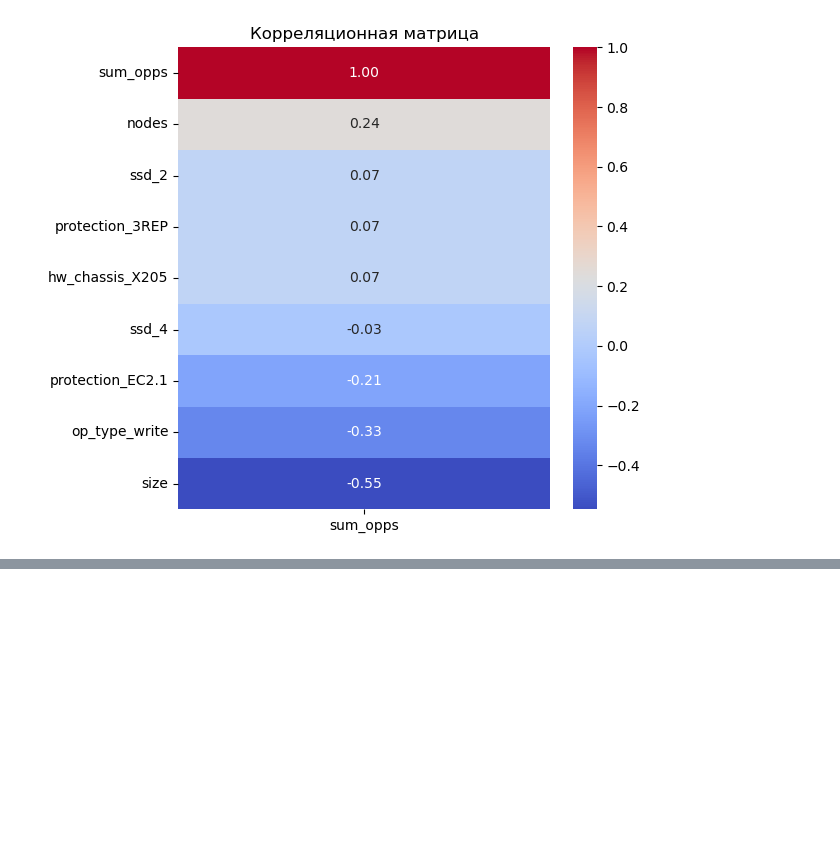
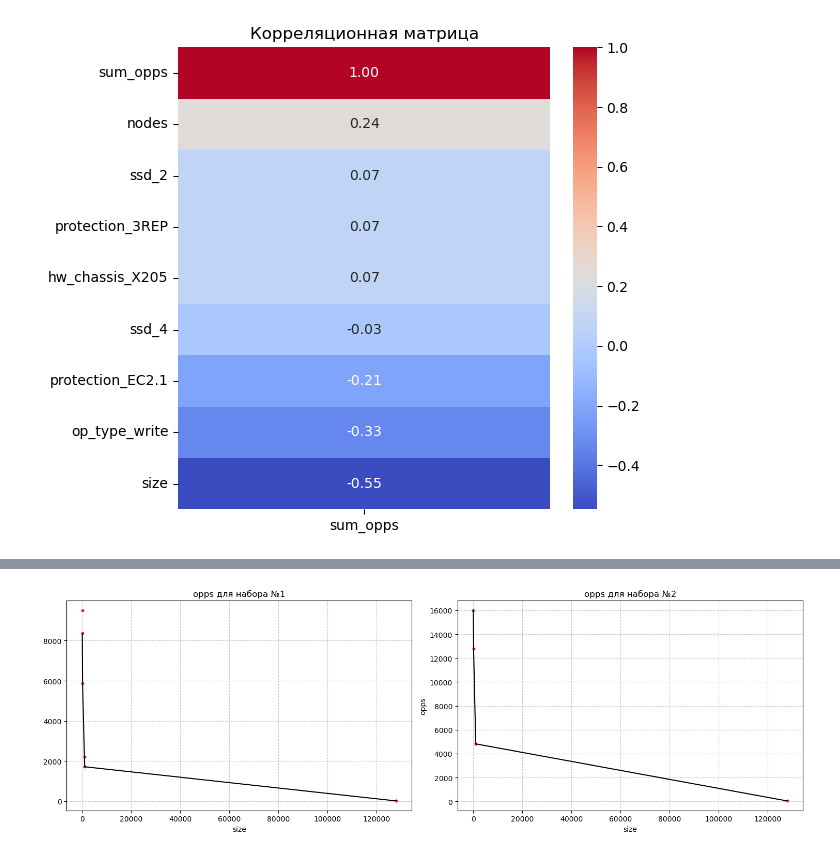
Before and after one commit to Sziringowski/SDS-modelling-demo, a Jupyter notebook: analysis.ipynb, the cells around one changed output, grey strips where cells are left out. Cells and saved outputs as stored; diff of their text form; code cells hidden in the pictures; blank space fills up the shorter version.

```diff
--- a/analysis.ipynb
+++ b/analysis.ipynb
@@ -130,0 +133,4 @@ data_inst.compare_graphs(parametr, fix_params_1, fix_params_2)
+# %%
+display(Image(filename='demo_graphs/analysis.png'))
+# %% [output]
+[figure, added]
```
Also changed, not shown: parts of 4 cells of this notebook, 1 other file.
